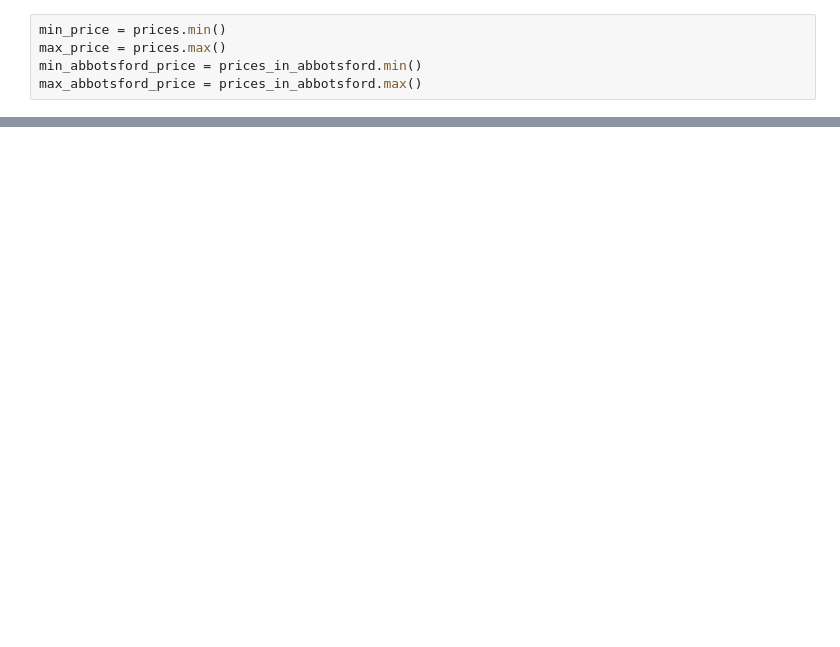
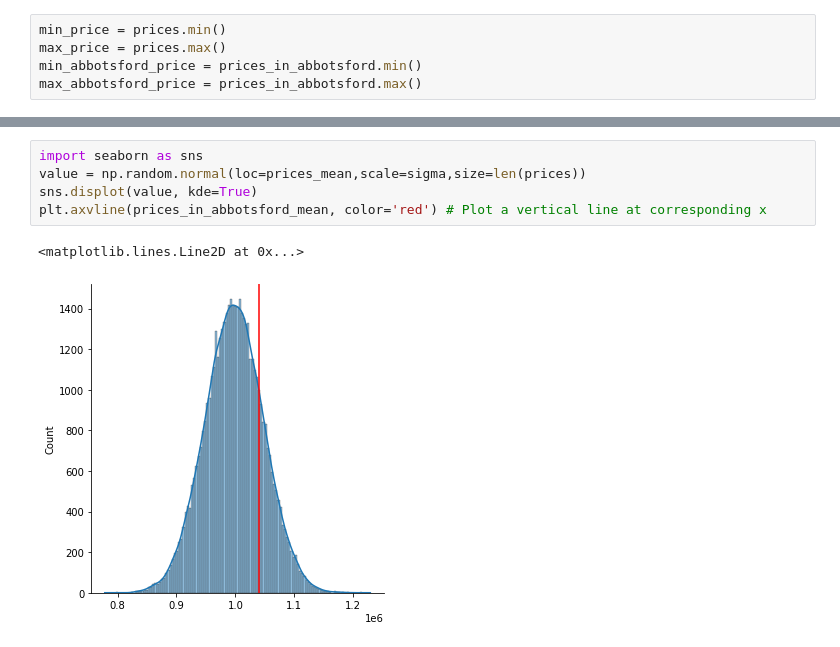
Before and after one commit to pheetah/statistical-analysis-house-prices, a Jupyter notebook: ceng-518hw.ipynb, the cells around one changed output, grey strips where cells are left out. Saved outputs shown, nothing was run; the diff lists cells and outputs as text; blank space fills up the shorter version.

```diff
--- a/ceng-518hw.ipynb
+++ b/ceng-518hw.ipynb
@@ -141,0 +162,8 @@ plt.show()
+# %%
+import seaborn as sns
+value = np.random.normal(loc=prices_mean,scale=sigma,size=len(prices))
+sns.displot(value, kde=True)
+plt.axvline(prices_in_abbotsford_mean, color='red') # Plot a vertical line at corresponding x
+# %% [output]
+<matplotlib.lines.Line2D at 0x...>
+[figure, added]
```
Also changed, not shown: parts of 21 cells of this notebook.
